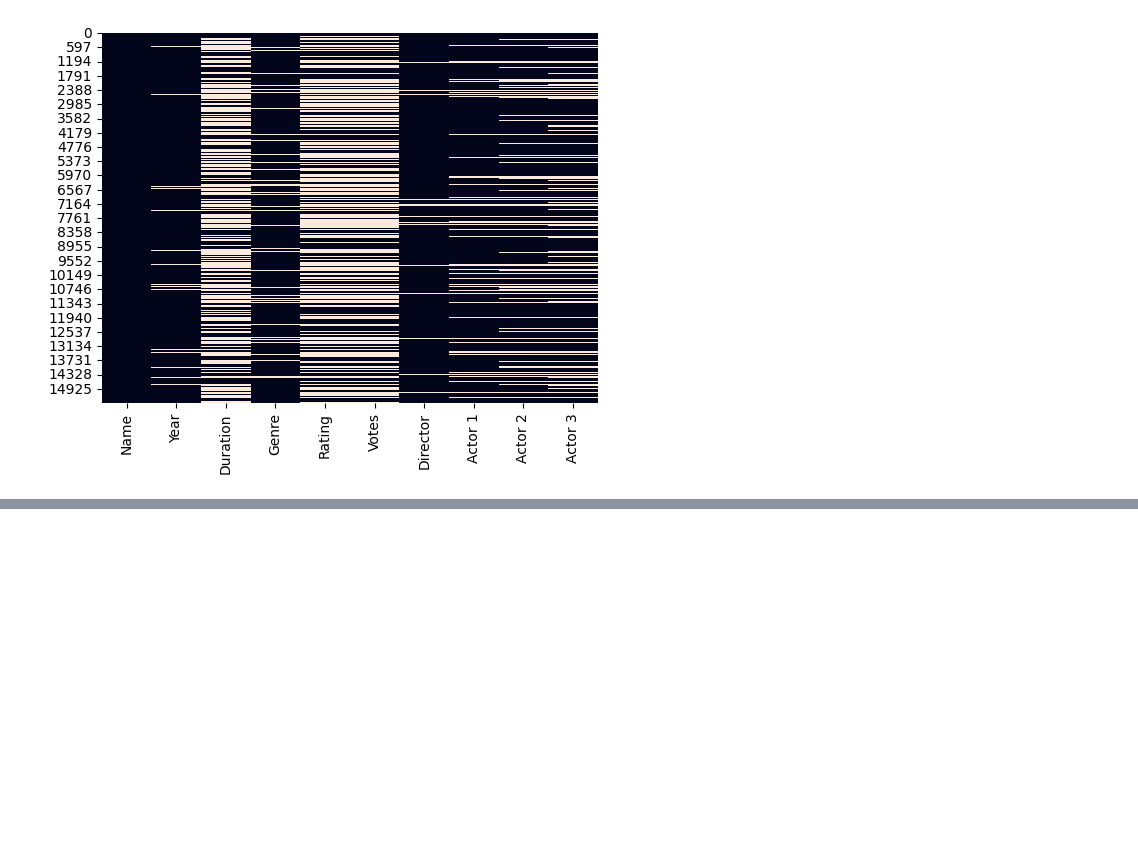
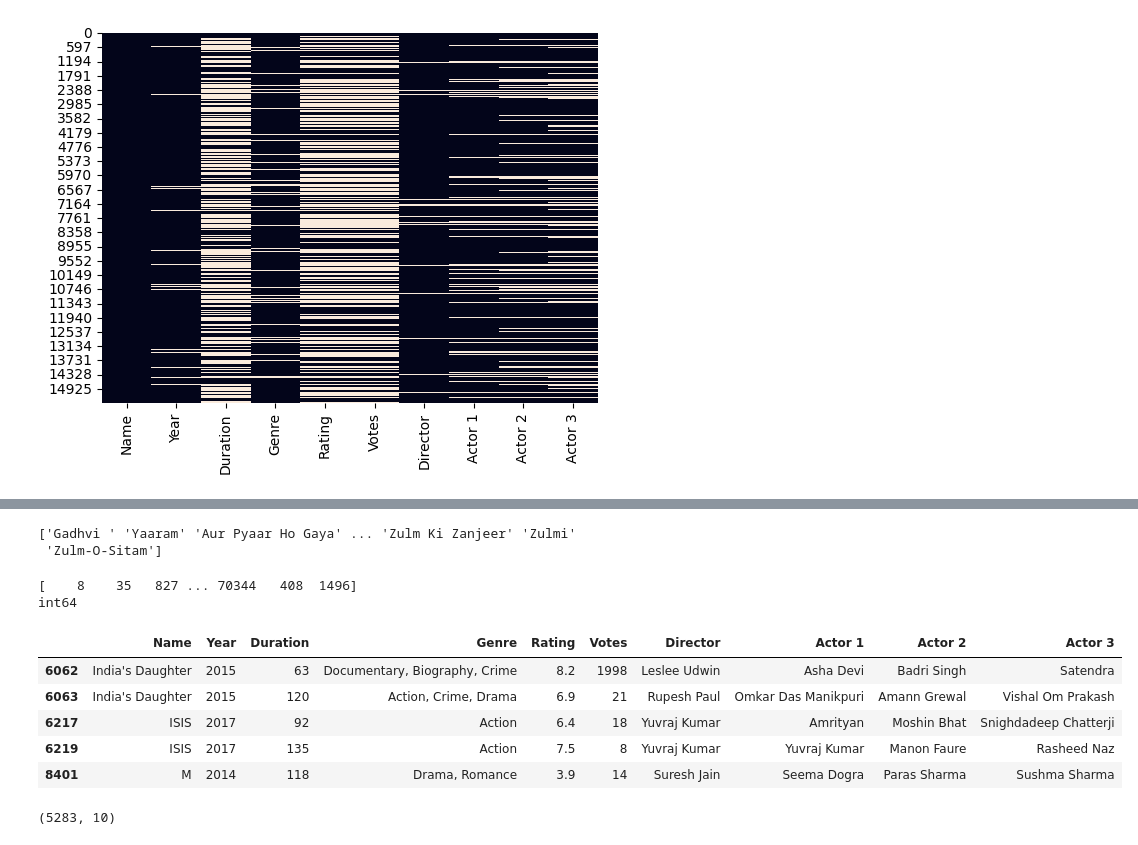
Before and after one commit to Farah-Tarek-Mahmoud/IMDB_Movie_Rating_Prediction, a Jupyter notebook: Movie_Rating_Prediction.ipynb, the cells around one changed output, grey strips where cells are left out. Saved outputs shown, nothing was run; the diff lists cells and outputs as text; code cells hidden in the pictures; blank space fills up the shorter version.

```diff
--- a/Movie_Rating_Prediction.ipynb
+++ b/Movie_Rating_Prediction.ipynb
@@ -126,0 +163,9 @@ Series([], dtype: float64)
+# %%
+# extract the year from the 'Year' column
+df_filltered['Year'] = df_filltered['Year'].str.extract(r"(\d+)")
+
+# convert the 'Year' column to integer
+df_filltered['Year'] = df_filltered['Year'].astype('int64')
+
+print(df_filltered['Year'].unique())
+print(df_filltered['Year'].dtypes)
@@ -126,0 +181,8 @@ Series([], dtype: float64)
+# %%
+# extract the duration in numbers from the "Duration" column
+df_filltered['Duration'] = df_filltered['Duration'].str.extract(r"(\d+)")
+# convert the 'Duration' column to integer
+df_filltered['Duration'] = df_filltered['Duration'].astype('int64')
+# print to check the result
+print(df_filltered['Duration'].unique())
+print(df_filltered['Duration'].dtypes)
@@ -126,0 +201,38 @@ Series([], dtype: float64)
+# %%
+# extract the True letters(Text) from the "Name" column
+df_filltered['Name'] = df_filltered['Name'].str.extract('([A-Za-z\s\'\-]+)')
+
+# print to check the result
+print(df_filltered['Name'].unique())
+# %% [output]
+['Gadhvi ' 'Yaaram' 'Aur Pyaar Ho Gaya' ... 'Zulm Ki Zanjeer' 'Zulmi'
+ 'Zulm-O-Sitam']
+# %%
+# replace the , to keep only numerical part
+df_filltered['Votes'] = df_filltered['Votes'].str.replace(',', '')
+
+# convert the 'Votes' column to integer
+df_filltered['Votes'] = df_filltered['Votes'].astype('int64')
+# print to check the result
+print(df_filltered['Votes'].unique())
+print(df_filltered['Votes'].dtypes)
+# %% [output]
+[    8    35   827 ... 70344   408  1496]
+int64
+# %%
+#checking duplicate values by Name and Year
+duplicated_vals = df_filltered.groupby(['Name', 'Year']).filter(lambda x: len(x) > 1)
+duplicated_vals.head()
+# %% [output]
+|  | Name | Year | Duration | Genre | Rating | Votes | Director | Actor 1 | Actor 2 | Actor 3 |
+| 6062 | India's Daughter | 2015 | 63 | Documentary, Biography, Crime | 8.2 | 1998 | Leslee Udwin | Asha Devi | Badri Singh | Satendra |
+| 6063 | India's Daughter | 2015 | 120 | Action, Crime, Drama | 6.9 | 21 | Rupesh Paul | Omkar Das Manikpuri | Amann Grewal | Vishal Om Prakash |
+| 6217 | ISIS | 2017 | 92 | Action | 6.4 | 18 | Yuvraj Kumar | Amrityan | Moshin Bhat | Snighdadeep Chatterji |
+| 6219 | ISIS | 2017 | 135 | Action | 7.5 | 8 | Yuvraj Kumar | Yuvraj Kumar | Manon Faure | Rasheed Naz |
+| 8401 | M | 2014 | 118 | Drama, Romance | 3.9 | 14 | Suresh Jain | Seema Dogra | Paras Sharma | Sushma Sharma |
+# %%
+# drop the duplicate values
+df_filltered.drop_duplicates(subset=['Name'], keep='last', inplace=True)
+print(df_filltered.shape)
+# %% [output]
+(5283, 10)
```
Also changed, not shown: parts of 16 cells of this notebook.
